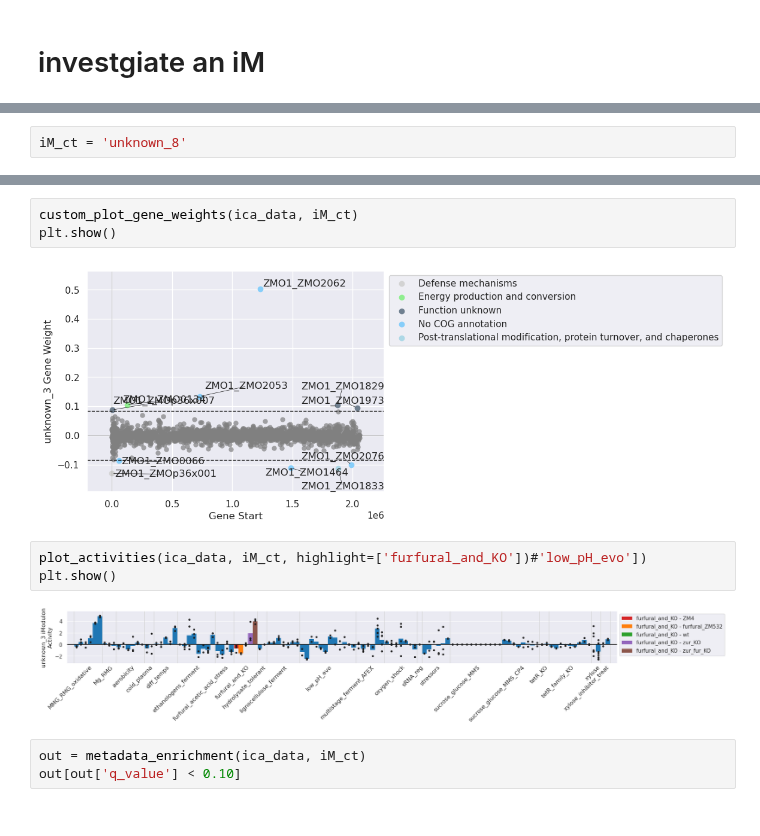
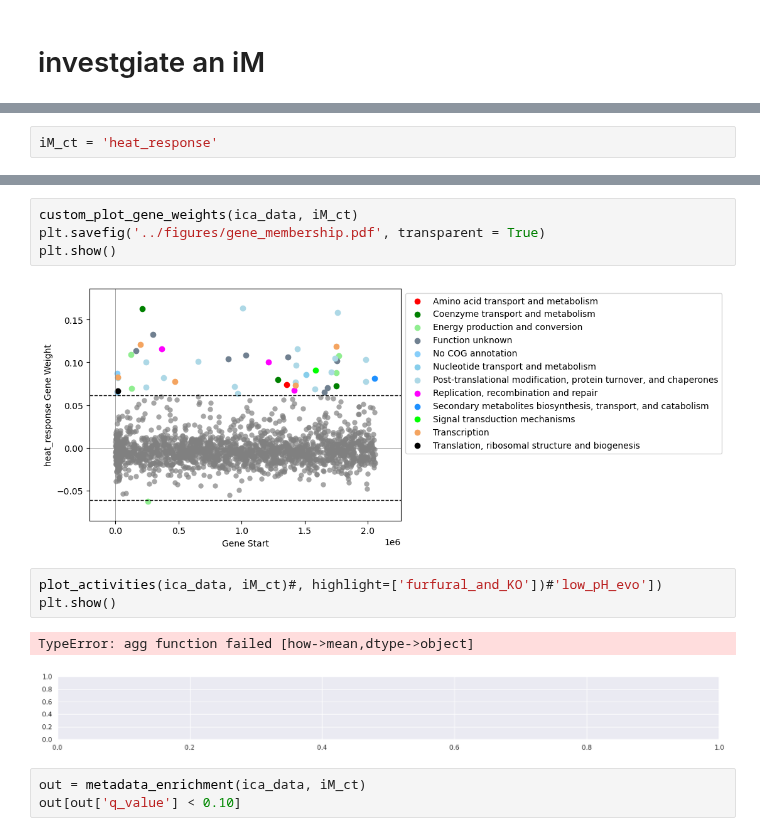
Before and after one commit to cristalzucsd/iModulonMiner, a Jupyter notebook: 5_characterize_iModulons/3_manual_iModulon_curation.ipynb, the cells around one changed output, grey strips where cells are left out. Cells and saved outputs as stored; diff of their text form.

Commit message:
small updates, additional gene info

```diff
--- a/5_characterize_iModulons/3_manual_iModulon_curation.ipynb
+++ b/5_characterize_iModulons/3_manual_iModulon_curation.ipynb
@@ -337,5 +317,5 @@ np.float64(0.6348356852077545)
 # %%
-iM_ct = 'unknown_8'
+iM_ct = 'heat_response'
 # %%
 # show genes
 pd.set_option('display.max_rows', 500)
@@ -413,13 +394,15 @@ ica_data.view_imodulon(iM_ct).loc[clusters[clusters == 1].index].sort_values(by
+# %%
+custom_plot_gene_weights(ica_data, iM_ct)
+plt.savefig('../figures/gene_membership.pdf', transparent = True)
+plt.show()
+# %% [output]
+[figure, added]
 # %%
-custom_plot_gene_weights(ica_data, iM_ct)
+plot_activities(ica_data, iM_ct)#, highlight=['furfural_and_KO'])#'low_pH_evo'])
 plt.show()
 # %% [output]
+TypeError: agg function failed [how->mean,dtype->object]
-[figure, old version]
+[figure, new version]
-# %%
-plot_activities(ica_data, iM_ct, highlight=['furfural_and_KO'])#'low_pH_evo'])
-plt.show()
-# %% [output]
-[figure, removed]
 # %%
 out = metadata_enrichment(ica_data, iM_ct)
 out[out['q_value'] < 0.10]
```
Also changed, not shown: parts of 6 cells of this notebook, 17 other files.
